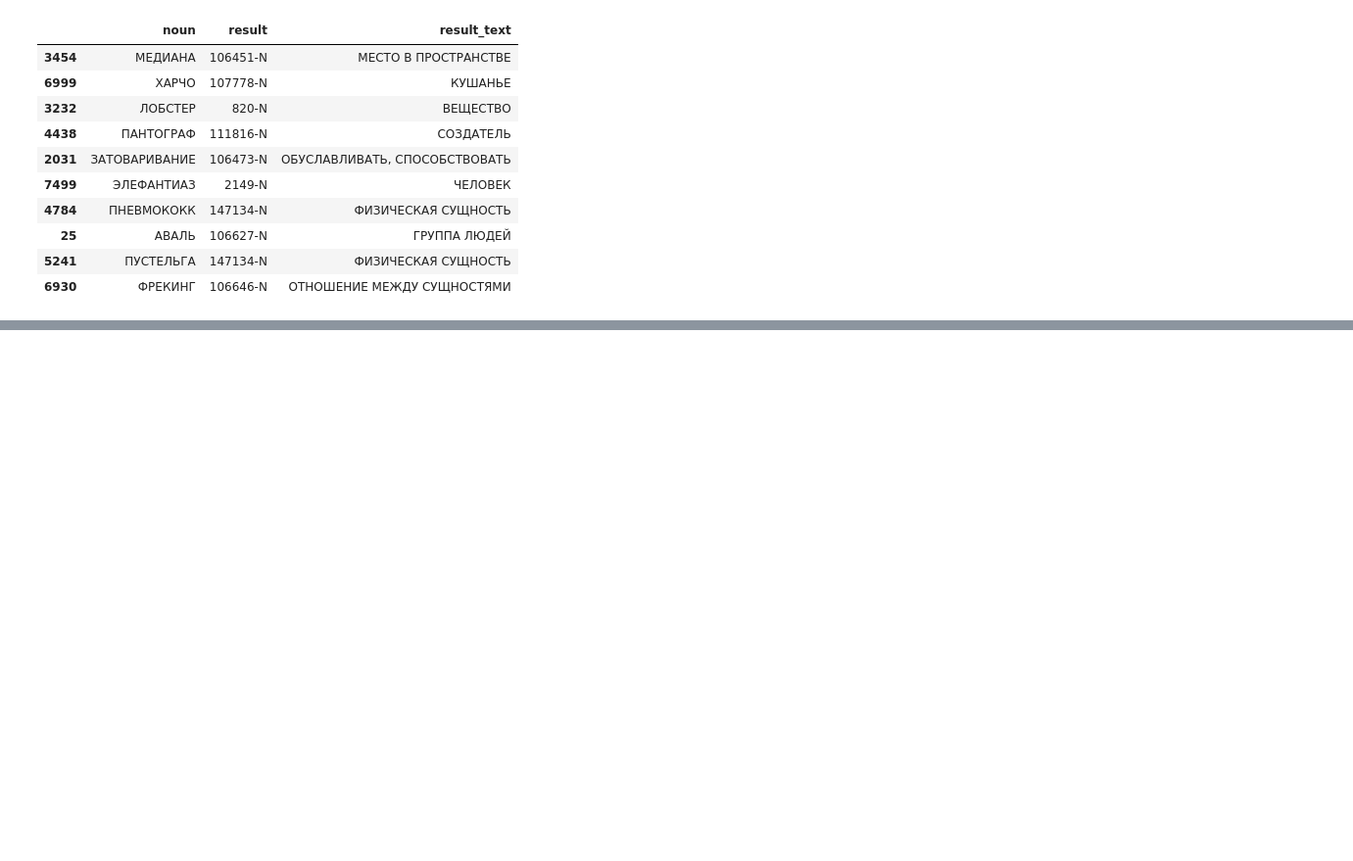
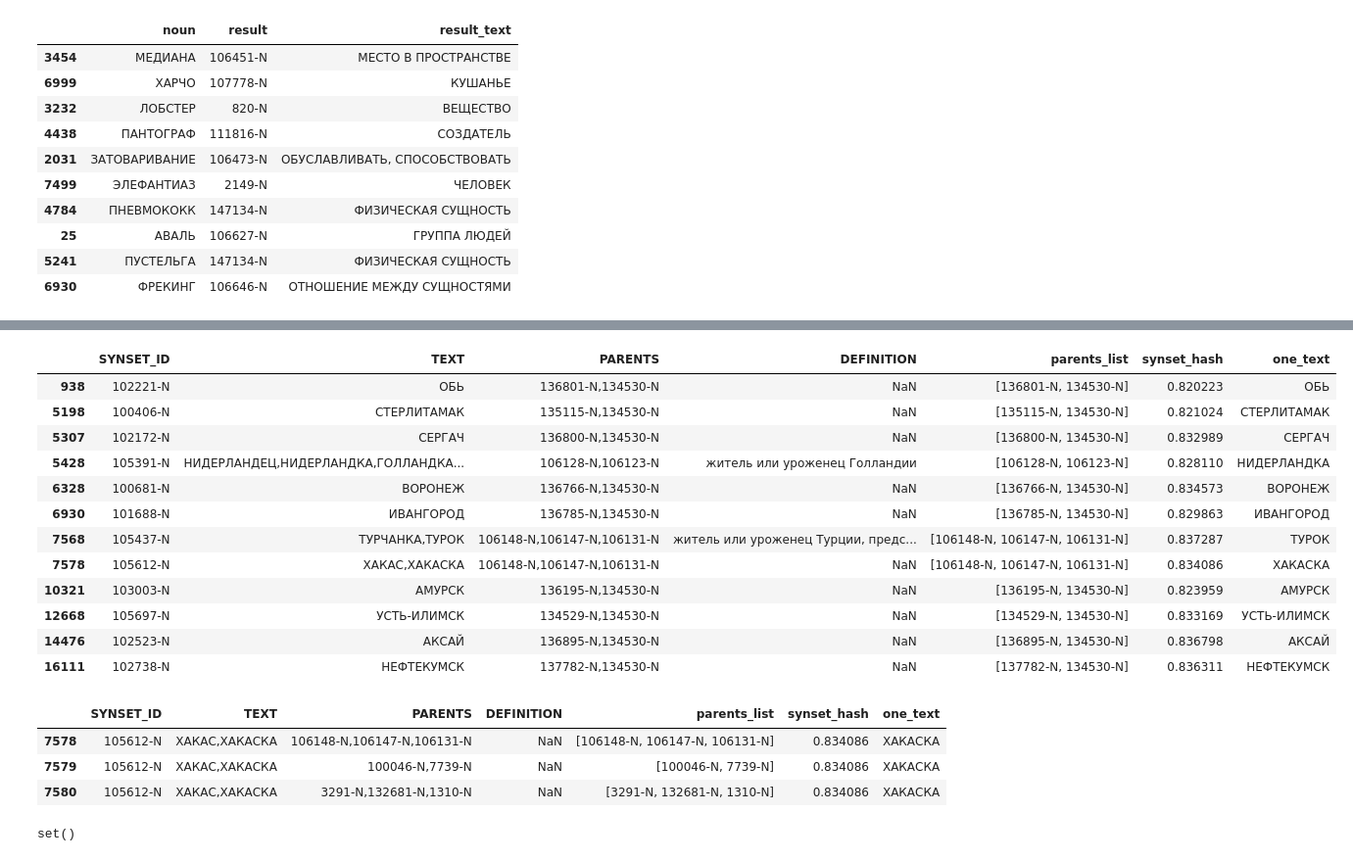
Before and after one commit to avidale/taxonomy-enrichment, a Jupyter notebook: experiments/get_familiar_with_synsets.ipynb, the cells around one changed output, grey strips where cells are left out. Shown: that part at 98% size. Drawn from its saved outputs; the diff is of its cells as text; code cells hidden in the pictures; blank space fills up the shorter version.

```diff
--- a/experiments/get_familiar_with_synsets.ipynb
+++ b/experiments/get_familiar_with_synsets.ipynb
@@ -871,0 +1496,2 @@ result_df.to_csv('nouns_ft_knn_v2.tsv', sep='\t', encoding='utf-8', header=None,
+# %%
+k = '151967-N'
@@ -871,0 +1508,3 @@ result_df.to_csv('nouns_ft_knn_v2.tsv', sep='\t', encoding='utf-8', header=None,
+# %%
+for c in id2hypernym[k]:
+    print(c, id2synset[c]['@ruthes_name'])
@@ -871,0 +1988,5 @@ result_df.to_csv('nouns_ft_knn_v2.tsv', sep='\t', encoding='utf-8', header=None,
+# %%
+possible_parents = set(id2hyponym.keys())
+# %%
+p_share = ttest_test1.parents_list.apply(lambda x: np.mean([c in possible_parents for c in x]))
+p_share.describe()
@@ -871,0 +2003,27 @@ result_df.to_csv('nouns_ft_knn_v2.tsv', sep='\t', encoding='utf-8', header=None,
+# %%
+ttest_test1[p_share.values < 1]
+# %% [output]
+|  | SYNSET_ID | TEXT | PARENTS | DEFINITION | parents_list | synset_hash | one_text |
+| 938 | 102221-N | ОБЬ | 136801-N,134530-N | NaN | [136801-N, 134530-N] | 0.820223 | ОБЬ |
+| 5198 | 100406-N | СТЕРЛИТАМАК | 135115-N,134530-N | NaN | [135115-N, 134530-N] | 0.821024 | СТЕРЛИТАМАК |
+| 5307 | 102172-N | СЕРГАЧ | 136800-N,134530-N | NaN | [136800-N, 134530-N] | 0.832989 | СЕРГАЧ |
+| 5428 | 105391-N | НИДЕРЛАНДЕЦ,НИДЕРЛАНДКА,ГОЛЛАНДКА... | 106128-N,106123-N | житель или уроженец Голландии | [106128-N, 106123-N] | 0.828110 | НИДЕРЛАНДКА |
+| 6328 | 100681-N | ВОРОНЕЖ | 136766-N,134530-N | NaN | [136766-N, 134530-N] | 0.834573 | ВОРОНЕЖ |
+| 6930 | 101688-N | ИВАНГОРОД | 136785-N,134530-N | NaN | [136785-N, 134530-N] | 0.829863 | ИВАНГОРОД |
+| 7568 | 105437-N | ТУРЧАНКА,ТУРОК | 106148-N,106147-N,106131-N | житель или уроженец Турции, предс... | [106148-N, 106147-N, 106131-N] | 0.837287 | ТУРОК |
+| 7578 | 105612-N | ХАКАС,ХАКАСКА | 106148-N,106147-N,106131-N | NaN | [106148-N, 106147-N, 106131-N] | 0.834086 | ХАКАСКА |
+| 10321 | 103003-N | АМУРСК | 136195-N,134530-N | NaN | [136195-N, 134530-N] | 0.823959 | АМУРСК |
+| 12668 | 105697-N | УСТЬ-ИЛИМСК | 134529-N,134530-N | NaN | [134529-N, 134530-N] | 0.833169 | УСТЬ-ИЛИМСК |
+| 14476 | 102523-N | АКСАЙ | 136895-N,134530-N | NaN | [136895-N, 134530-N] | 0.836798 | АКСАЙ |
+| 16111 | 102738-N | НЕФТЕКУМСК | 137782-N,134530-N | NaN | [137782-N, 134530-N] | 0.836311 | НЕФТЕКУМСК |
+# %%
+train_n.query('SYNSET_ID=="105612-N"')
+# %% [output]
+|  | SYNSET_ID | TEXT | PARENTS | DEFINITION | parents_list | synset_hash | one_text |
+| 7578 | 105612-N | ХАКАС,ХАКАСКА | 106148-N,106147-N,106131-N | NaN | [106148-N, 106147-N, 106131-N] | 0.834086 | ХАКАСКА |
+| 7579 | 105612-N | ХАКАС,ХАКАСКА | 100046-N,7739-N | NaN | [100046-N, 7739-N] | 0.834086 | ХАКАСКА |
+| 7580 | 105612-N | ХАКАС,ХАКАСКА | 3291-N,132681-N,1310-N | NaN | [3291-N, 132681-N, 1310-N] | 0.834086 | ХАКАСКА |
+# %%
+id2hypernym['136801-N']
+# %% [output]
+set()
```
Also changed, not shown: parts of 144 cells of this notebook.
